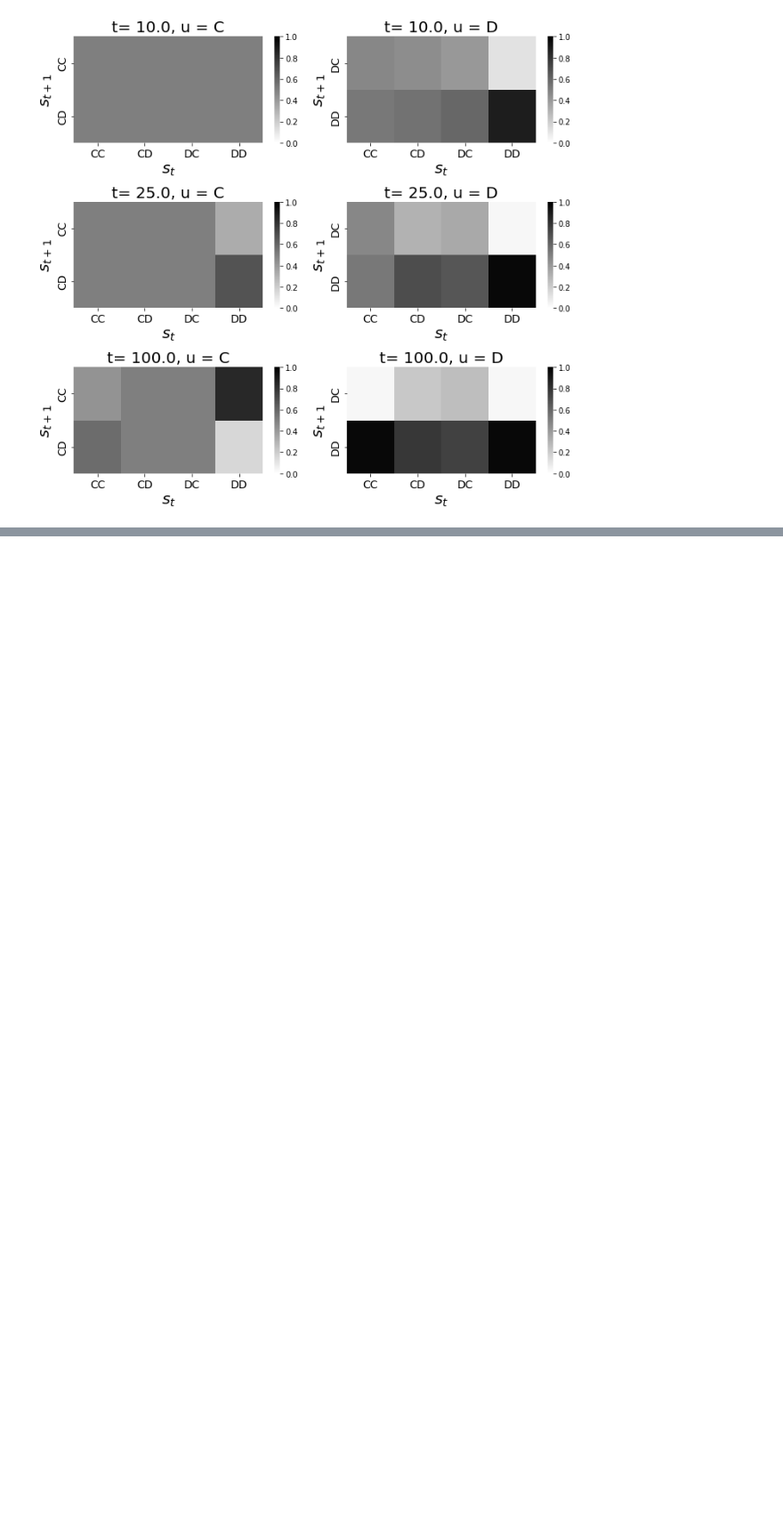
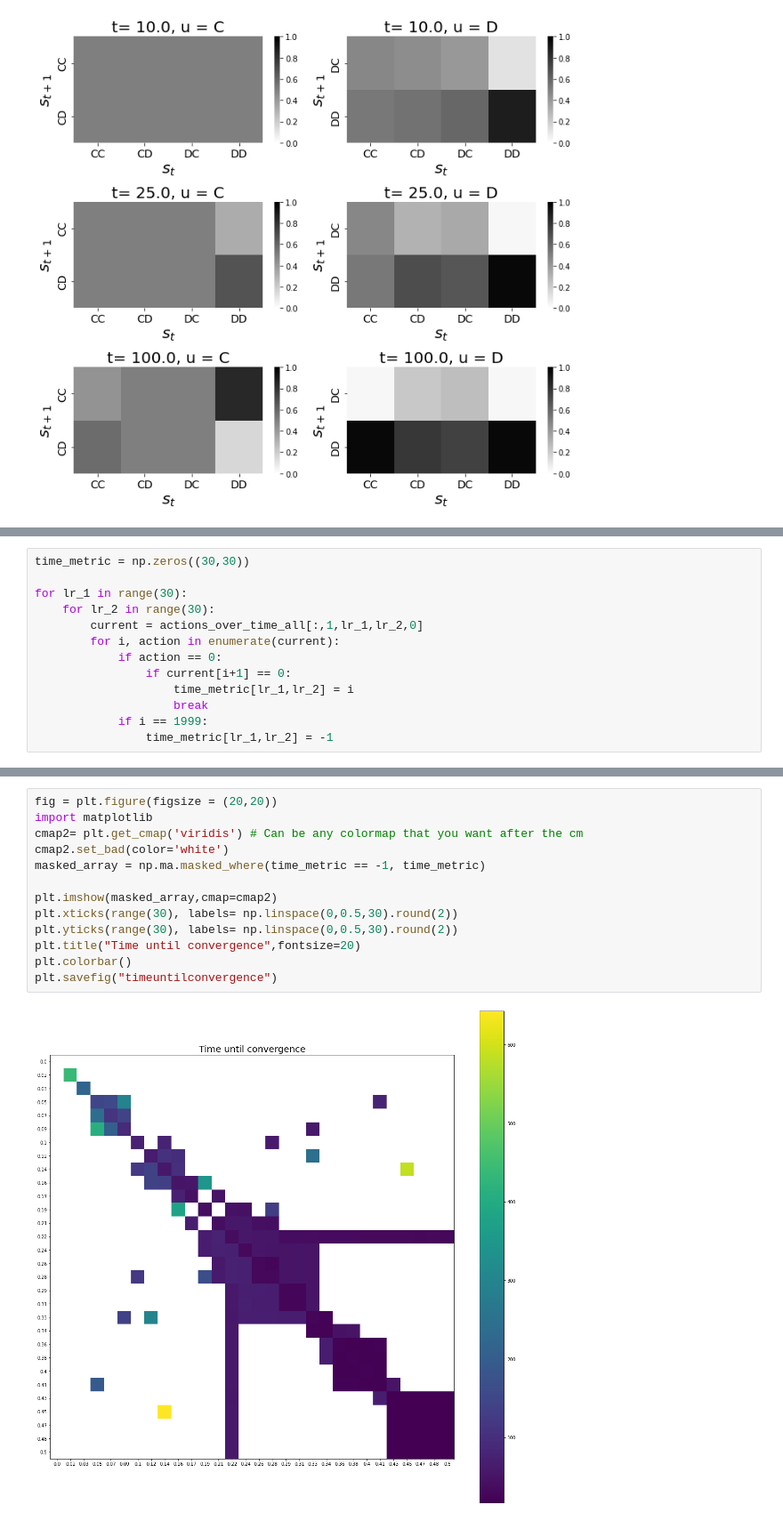
Before and after one commit to daphnedemekas/network-actinf, a Jupyter notebook: prisoners_dilemma/results_deterministic.ipynb, the cells around one changed output, grey strips where cells are left out. Shown: that part at 89% size. Drawn from its saved outputs; the diff is of its cells as text; blank space fills up the shorter version.

```diff
--- a/prisoners_dilemma/results_deterministic.ipynb
+++ b/prisoners_dilemma/results_deterministic.ipynb
@@ -154,0 +224,13 @@ sns.heatmap(B1_over_time[-1,2:,:,1,0],cmap = cmap0, vmin = 0, vmax =1)
+# %%
+time_metric = np.zeros((30,30))
+
+for lr_1 in range(30):
+    for lr_2 in range(30):
+        current = actions_over_time_all[:,1,lr_1,lr_2,0]
+        for i, action in enumerate(current):
+            if action == 0:
+                if current[i+1] == 0:
+                    time_metric[lr_1,lr_2] = i
+                    break
+            if i == 1999:
+                time_metric[lr_1,lr_2] = -1
@@ -154,0 +246,15 @@ sns.heatmap(B1_over_time[-1,2:,:,1,0],cmap = cmap0, vmin = 0, vmax =1)
+# %%
+fig = plt.figure(figsize = (20,20))
+import matplotlib
+cmap2= plt.get_cmap('viridis') # Can be any colormap that you want after the cm
+cmap2.set_bad(color='white')
+masked_array = np.ma.masked_where(time_metric == -1, time_metric)
+
+plt.imshow(masked_array,cmap=cmap2)
+plt.xticks(range(30), labels= np.linspace(0,0.5,30).round(2))
+plt.yticks(range(30), labels= np.linspace(0,0.5,30).round(2))
+plt.title("Time until convergence",fontsize=20)
+plt.colorbar()
+plt.savefig("timeuntilconvergence")
+# %% [output]
+[figure, added]
```
Also changed, not shown: parts of 38 cells of this notebook.
